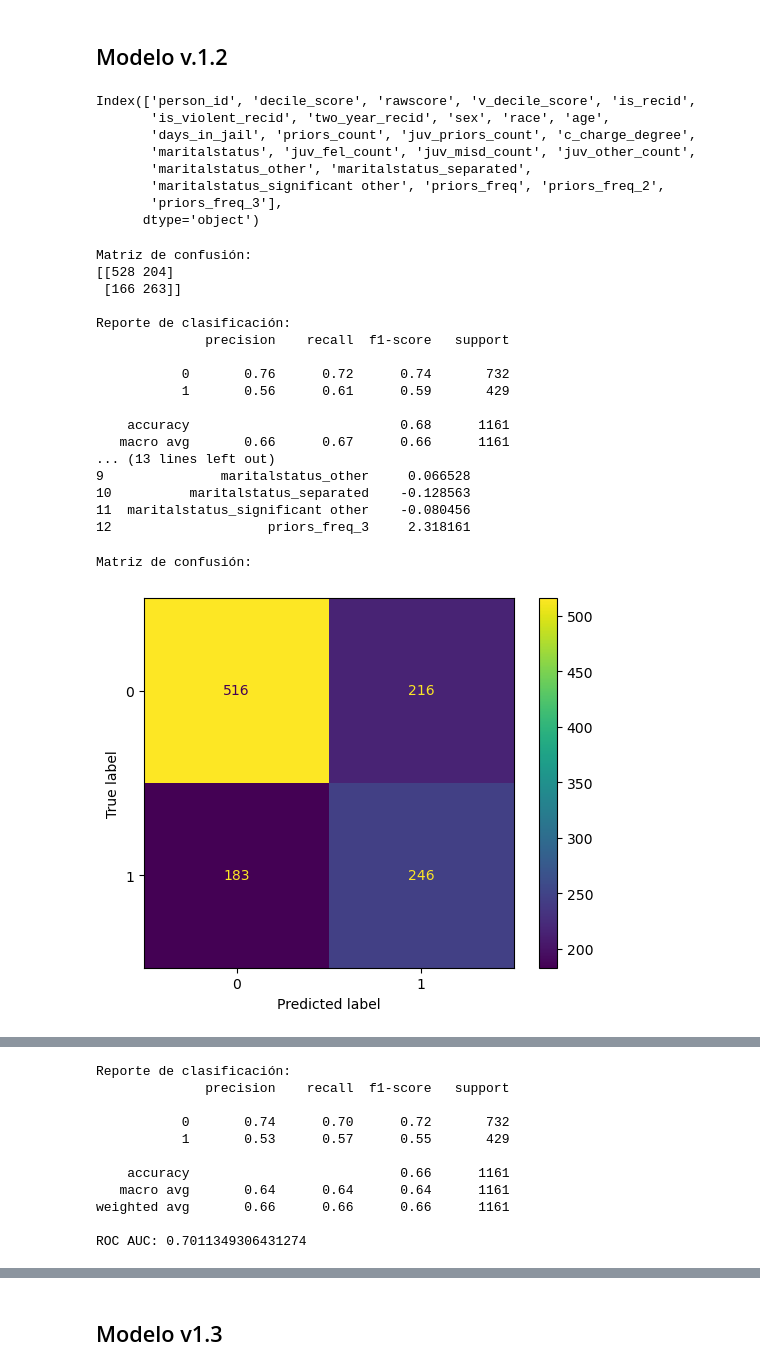
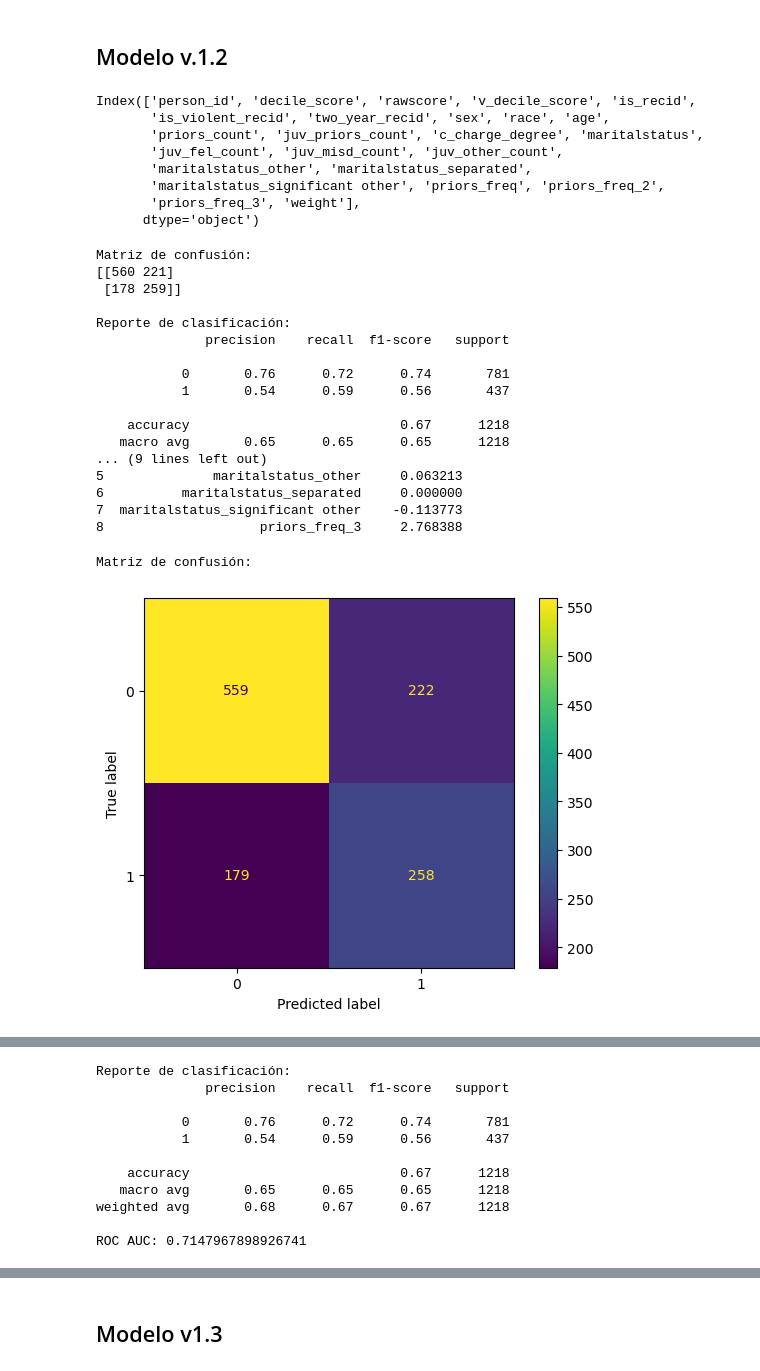
Before and after one commit to aaznarmellado-collab/Bias-Analysis-in-the-U.S.-Judicial-System, a Jupyter notebook: 01_Notebooks/TFM_MODELO.ipynb, the cells around one changed output, grey strips where cells are left out. Saved outputs shown, nothing was run; the diff lists cells and outputs as text; code cells hidden in the pictures.

```diff
--- a/01_Notebooks/TFM_MODELO.ipynb
+++ b/01_Notebooks/TFM_MODELO.ipynb
@@ -38,7 +38,7 @@ from itertools import product
 import warnings
 warnings.filterwarnings('ignore')
 # %%
-df_modelo = pd.read_csv(r'C:\Users\JAIME\Documents\Github\TFM-Sesgos-en-el-sistema-judicial-de-EEUU-\00_Data\00_Processed\df_modelo.csv')
+df_modelo = pd.read_csv(r'C:\Users\Nitropc\Documents\Github\TFM-Sesgos-en-el-sistema-judicial-de-EEUU-\00_Data\00_Processed\df_modelo.csv')
 # %%
 df_modelo.columns
 # %% [output]
@@ -75,12 +74,13 @@ for col in lista_col_outliers:
 # %%
 X = df_sin_outliers.drop(columns=lista_columnas_dropear)
 y = df_sin_outliers['two_year_recid']
+weights = df_sin_outliers['weight']
 
-X_train, X_test, y_train, y_test = train_test_split(X, y, test_size = 0.2, random_state = 69, stratify = y)
+X_train, X_test, y_train, y_test, w_train, w_test = train_test_split(X, y, weights, test_size = 0.2, random_state = 69, stratify = y)
 
 model = LogisticRegression(max_iter=1000, penalty='l1', solver='liblinear')
 
-model.fit(X_train, y_train)
+model.fit(X_train, y_train, sample_weight= w_train)
 
 y_proba = model.predict_proba(X_test)[:,1]
 y_pred = (y_proba >= 0.37).astype(int)
@@ -351,24 +341,24 @@ df_modelo.columns
 # %% [output]
 Index(['person_id', 'decile_score', 'rawscore', 'v_decile_score', 'is_recid',
        'is_violent_recid', 'two_year_recid', 'sex', 'race', 'age',
-       'days_in_jail', 'priors_count', 'juv_priors_count', 'c_charge_degree',
-       'maritalstatus', 'juv_fel_count', 'juv_misd_count', 'juv_other_count',
+       'priors_count', 'juv_priors_count', 'c_charge_degree', 'maritalstatus',
+       'juv_fel_count', 'juv_misd_count', 'juv_other_count',
        'maritalstatus_other', 'maritalstatus_separated',
        'maritalstatus_significant other', 'priors_freq', 'priors_freq_2',
-       'priors_freq_3'],
+       'priors_freq_3', 'weight'],
       dtype='object')
 # %%
 lista_columnas_dropear = ['two_year_recid','person_id', 'decile_score', 'rawscore', 'v_decile_score', 'is_recid', 'is_violent_recid', 'maritalstatus', 'race', 'priors_freq',
-       'priors_freq_2', 'juv_fel_count', 'juv_misd_count', 'juv_other_count']
+       'priors_freq_2', 'juv_fel_count', 'juv_misd_count', 'juv_other_count', 'weight']
 # %%
 X2 = df_sin_outliers.drop(columns=lista_columnas_dropear)
 y2 = df_sin_outliers['two_year_recid']
 
-X2_train, X2_test, y2_train, y2_test = train_test_split(X2, y2, test_size = 0.2, random_state = 69, stratify = y2)
+X2_train, X2_test, y2_train, y2_test, w2_train, w2_test = train_test_split(X2, y2, weights, test_size = 0.2, random_state = 69, stratify = y2)
 
 model2 = LogisticRegression(max_iter=1000, penalty='l1', solver='liblinear')
 
-model2.fit(X2_train, y2_train)
+model2.fit(X2_train, y2_train, sample_weight= w2_train)
 
 y2_proba = model2.predict_proba(X2_test)[:,1]
 y2_pred = (y2_proba >= 0.37).astype(int)
@@ -387,52 +377,47 @@ coeficientes = pd.DataFrame({
 print(coeficientes)
 # %% [output]
 Matriz de confusión:
-[[528 204]
- [166 263]]
+[[560 221]
+ [178 259]]
 
 Reporte de clasificación:
               precision    recall  f1-score   support
 
-           0       0.76      0.72      0.74       732
-           1       0.56      0.61      0.59       429
+           0       0.76      0.72      0.74       781
+           1       0.54      0.59      0.56       437
 
-    accuracy                           0.68      1161
-   macro avg       0.66      0.67      0.66      1161
-... (13 lines left out)
-9               maritalstatus_other     0.066528
-10          maritalstatus_separated    -0.128563
-11  maritalstatus_significant other    -0.080456
-12                    priors_freq_3     2.318161
+    accuracy                           0.67      1218
+   macro avg       0.65      0.65      0.65      1218
+... (9 lines left out)
+5              maritalstatus_other     0.063213
+6          maritalstatus_separated     0.000000
+7  maritalstatus_significant other    -0.113773
+8                    priors_freq_3     2.768388
 # %%
-X2 = df_sin_outliers.drop(columns=lista_columnas_dropear)
-y2 = df_sin_outliers['two_year_recid']
-
-X2_train, X2_test, y2_train, y2_test = train_test_split(X2, y2, test_size = 0.2, random_state = 42, stratify = y2)
-
 model2 = BaggingClassifier(
     estimator=LogisticRegression(penalty='l1', solver='liblinear'),
     n_estimators=10
 )
 
-model2.fit(X2_train, y2_train)
+model2.fit(X2_train, y2_train, sample_weight=w2_train)
 
 y2_proba = model2.predict_proba(X2_test)[:,1]
 y2_pred = (y2_proba >= 0.37).astype(int)
 
 
 print("Matriz de confusión:")
 disp = ConfusionMatrixDisplay(confusion_matrix(y2_test, y2_pred))
 disp.plot()
 print("\n")
 disp = ConfusionMatrixDisplay(confusion_matrix(y2_test, y2_pred, normalize= "all"))
 disp.plot()
 disp = ConfusionMatrixDisplay(confusion_matrix(y2_test, y2_pred, normalize= "true"))
 disp.plot()
 plt.show()
 print("\n")
 print("Reporte de clasificación:")
 print(classification_report(y2_test, y2_pred))
 print("ROC AUC:", roc_auc_score(y2_test, y2_proba))
 # %% [output]
 Matriz de confusión:
-[figure, old version]
+[figure, new version]
@@ -441,14 +426,14 @@ Matriz de confusión:
 Reporte de clasificación:
               precision    recall  f1-score   support
 
-           0       0.74      0.70      0.72       732
-           1       0.53      0.57      0.55       429
+           0       0.76      0.72      0.74       781
+           1       0.54      0.59      0.56       437
 
-    accuracy                           0.66      1161
-   macro avg       0.64      0.64      0.64      1161
-weighted avg       0.66      0.66      0.66      1161
+    accuracy                           0.67      1218
+   macro avg       0.65      0.65      0.65      1218
+weighted avg       0.68      0.67      0.67      1218
 
-ROC AUC: 0.7011349306431274
+ROC AUC: 0.7147967898926741
 # %%
 race_test = df_sin_outliers.loc[X2_test.index, 'race']
 
```
Also changed, not shown: parts of 21 cells of this notebook, 7 other files.
